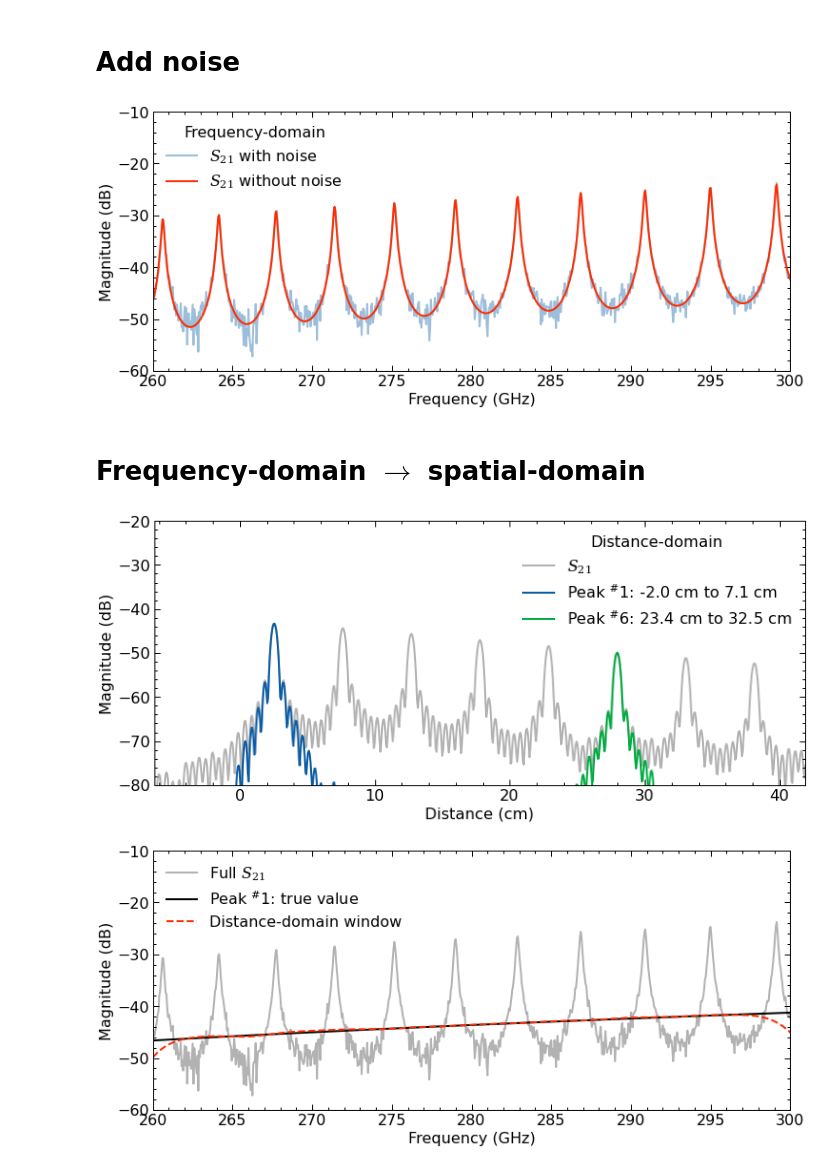
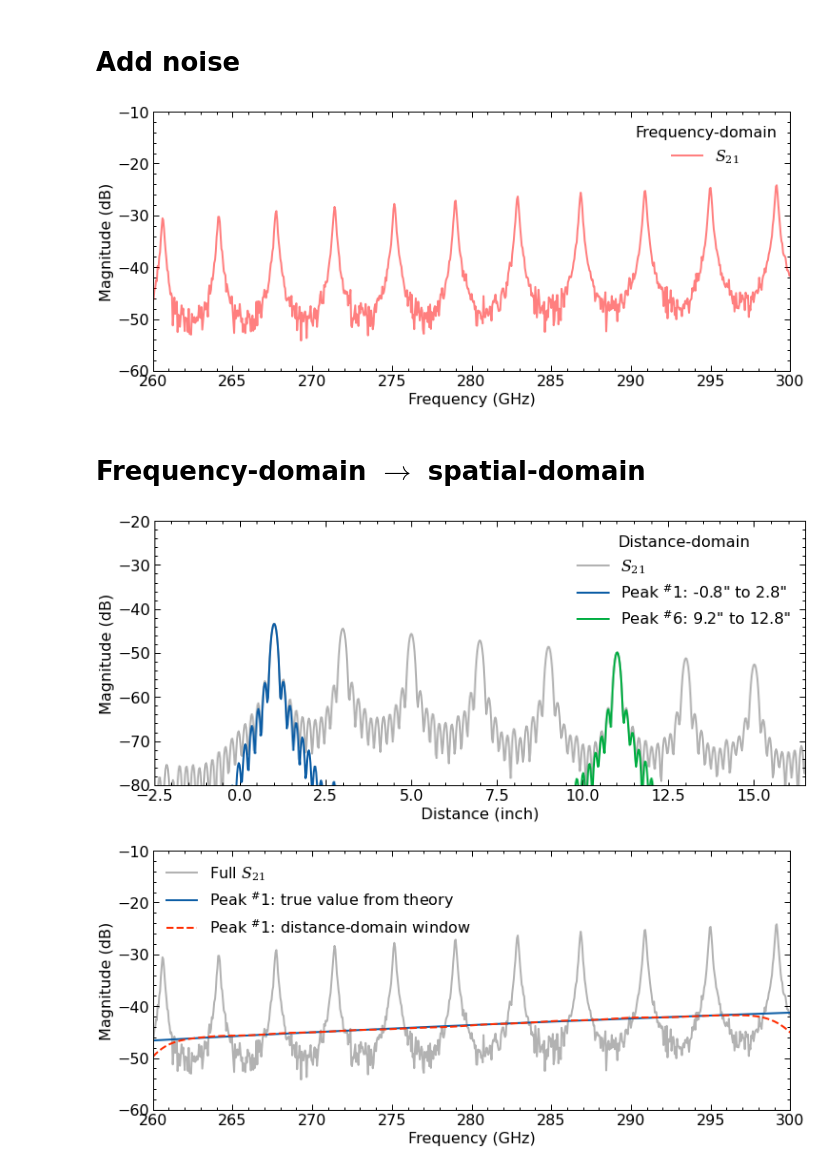
Before and after one commit to garrettj403/DispersionTransform, a Jupyter notebook: examples/example-waveguide-cavity.ipynb, the cells around one changed output. Saved outputs shown, nothing was run; the diff lists cells and outputs as text; code cells hidden in the pictures.

Commit message:
Update example plots/info

```diff
--- a/examples/example-waveguide-cavity.ipynb
+++ b/examples/example-waveguide-cavity.ipynb
@@ -123,24 +123,23 @@ N = len(f)
 # %%
 # AWGN with unity power
 n1 = (np.random.randn(N) + 1j * np.random.randn(N)) / np.sqrt(2)
 
 # Add noise
 noise_floor_db = -60
 noise_floor = 10 ** (noise_floor_db / 20)
 s21n = s21 + n1 * noise_floor
 s11n = s11 + n1 * noise_floor
 
 # Plot magnitude
 fig, ax = plt.subplots(figsize=(12, 5))
-ax.plot(f/1e9, db20(s21n), '#0C5DA5', alpha=0.4, label=r"$S_{21}$ with noise")
-ax.plot(f/1e9, db20(s21), '#FF2C00', ls='-', label=r"$S_{21}$ without noise")
+ax.plot(f/1e9, db20(s21n), 'r', alpha=0.5, label=r"$S_{21}$")
 ax.autoscale(enable=True, axis='x', tight=True)
 ax.set(xlabel='Frequency (GHz)', ylabel='Magnitude (dB)')
 ax.set_ylim([-60, -10])
 ax.legend(title="Frequency-domain")
 fig.savefig("results/cavity-freq-domain.jpg", dpi=300);
 # %% [output]
-[figure, old version]
+[figure, new version]
 # %% [markdown]
 # Frequency-domain $\rightarrow$ spatial-domain
 # %%
@@ -175,25 +174,25 @@ s21_xwindow2 = disptrans.distance2freq(x, s21x_w2, beta, f)
 
 # Plot spatial-domain response
 plt.figure(figsize=(12, 5))
-plt.plot(x * 100, db20(s21x), 'k', alpha=0.3, label=r"$S_{21}$")
-plt.plot(x * 100, db20(s21x_w1), '#0C5DA5', ls='-', label='Peak $^\#$1: {:.1f} cm to {:.1f} cm'.format(x1a*100, x1b*100))
-plt.plot(x * 100, db20(s21x_w2), '#00ad41', ls='-', label='Peak $^\#$6: {:.1f} cm to {:.1f} cm'.format(x2a*100, x2b*100))
+plt.plot(x / sc.inch, db20(s21x), 'k', alpha=0.3, label=r"$S_{21}$")
+plt.plot(x / sc.inch, db20(s21x_w1), '#0C5DA5', ls='-', label='Peak $^\#$1: {:.1f}\" to {:.1f}\"'.format(x1a / sc.inch, x1b / sc.inch))
+plt.plot(x / sc.inch, db20(s21x_w2), '#00ad41', ls='-', label='Peak $^\#$6: {:.1f}\" to {:.1f}\"'.format(x2a / sc.inch, x2b / sc.inch))
 plt.autoscale(enable=True, axis='x', tight=True)
 plt.legend(title="Distance-domain")
 plt.ylabel("Magnitude (dB)")
-plt.xlabel("Distance (cm)")
+plt.xlabel("Distance (inch)")
 plt.ylim([-80, -20])
 plt.savefig("results/cavity-distance-domain.jpg", dpi=300);
 # %% [output]
-[figure, old version]
+[figure, new version]
 # %%
 oneway = waveguide.s_db[:,1,0] + iris_s21 * 2
 
 # Plot distance-gated data in frequency domain
 fig, ax = plt.subplots(figsize=(12, 5))
 plt.plot(f / 1e9, db20(s21n), 'k', alpha=0.3, label=r'Full $S_{21}$')
-plt.plot(f / 1e9, oneway, 'k', ls='-', label="Peak $^\#$1: true value")
-plt.plot(f / 1e9, db20(s21_xwindow1), '#FF2C00', ls='--', label='Distance-domain window')
+plt.plot(f / 1e9, oneway, '#0C5DA5', ls='-', label="Peak $^\#$1: true value from theory")
+plt.plot(f / 1e9, db20(s21_xwindow1), '#FF2C00', ls='--', label='Peak $^\#$1: distance-domain window')
 plt.autoscale(enable=True, axis='x', tight=True)
 plt.xlabel("Frequency (GHz)")
 plt.ylabel("Magnitude (dB)")
@@ -201,7 +200,7 @@ ax.set_ylim([-60, -10])
 plt.legend()
 fig.savefig("results/cavity-peak1.jpg", dpi=300);
 # %% [output]
-[figure, old version]
+[figure, new version]
 # %%
 peak5 = waveguide.s_db[:,1,0] + iris_s21 * 2 + 5 * (iris_s11 * 2 + waveguide.s_db[:,1,0] * 2)
 
```
Also changed, not shown: parts of 1 cell of this notebook, 5 other files.
